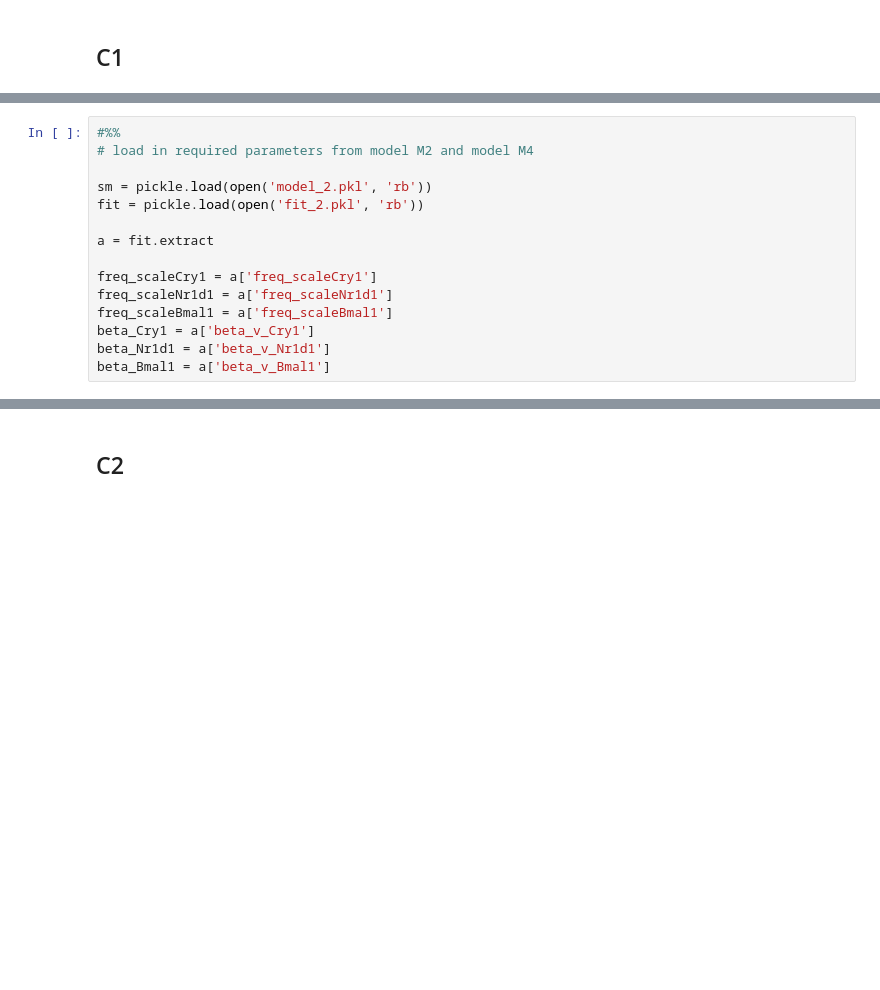
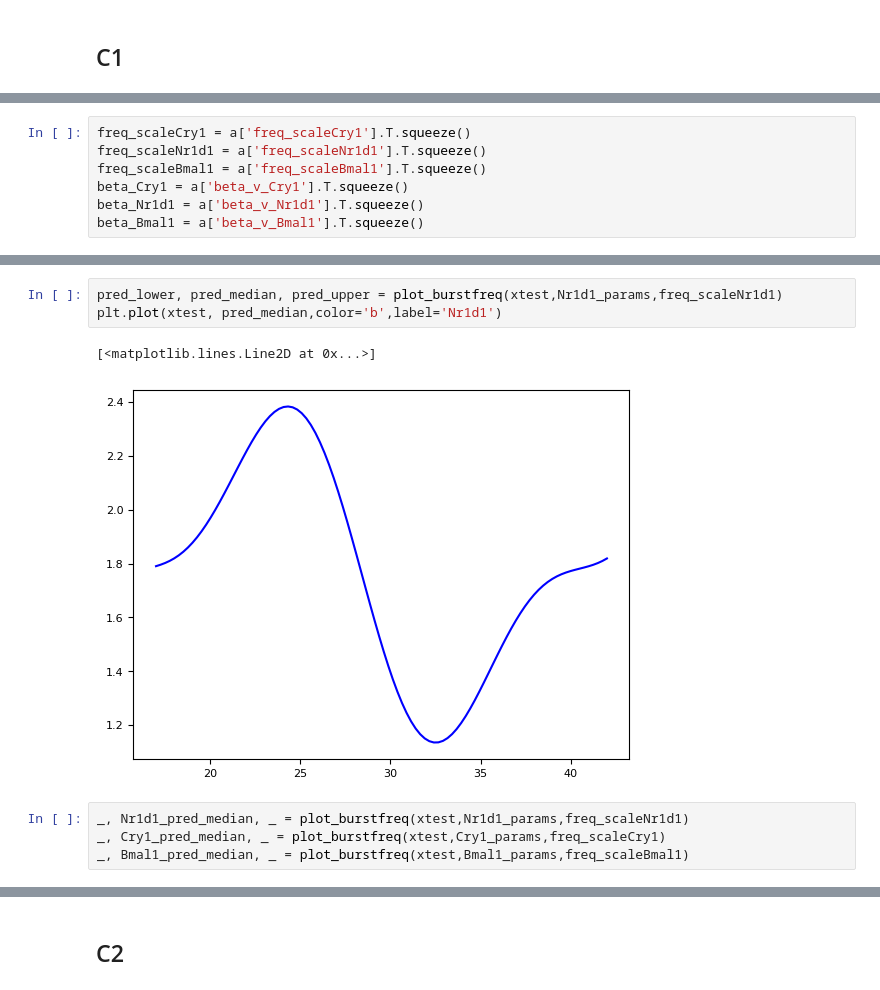
Before and after one commit to galopyz/CircadianSMFISH, a Jupyter notebook: Code/plotter.ipynb, the cells around one changed output, grey strips where cells are left out. Saved outputs shown, nothing was run; the diff lists cells and outputs as text; blank space fills up the shorter version.

```diff
--- a/Code/plotter.ipynb
+++ b/Code/plotter.ipynb
@@ -116,15 +92,7 @@ plt.tight_layout()
 # %%
-#%%
-# load in required parameters from model M2 and model M4
-
-sm = pickle.load(open('model_2.pkl', 'rb'))
-fit = pickle.load(open('fit_2.pkl', 'rb'))
-
-a = fit.extract
-
-freq_scaleCry1 = a['freq_scaleCry1']
-freq_scaleNr1d1 = a['freq_scaleNr1d1']
-freq_scaleBmal1 = a['freq_scaleBmal1']
-beta_Cry1 = a['beta_v_Cry1']
-beta_Nr1d1 = a['beta_v_Nr1d1']
-beta_Bmal1 = a['beta_v_Bmal1']
+freq_scaleCry1 = a['freq_scaleCry1'].T.squeeze()
+freq_scaleNr1d1 = a['freq_scaleNr1d1'].T.squeeze()
+freq_scaleBmal1 = a['freq_scaleBmal1'].T.squeeze()
+beta_Cry1 = a['beta_v_Cry1'].T.squeeze()
+beta_Nr1d1 = a['beta_v_Nr1d1'].T.squeeze()
+beta_Bmal1 = a['beta_v_Bmal1'].T.squeeze()
@@ -179,0 +153,10 @@ plt.xlabel('Time(hours)')
+# %%
+pred_lower, pred_median, pred_upper = plot_burstfreq(xtest,Nr1d1_params,freq_scaleNr1d1)
+plt.plot(xtest, pred_median,color='b',label='Nr1d1')
+# %% [output]
+[<matplotlib.lines.Line2D at 0x...>]
+[figure, added]
+# %%
+_, Nr1d1_pred_median, _ = plot_burstfreq(xtest,Nr1d1_params,freq_scaleNr1d1)
+_, Cry1_pred_median, _ = plot_burstfreq(xtest,Cry1_params,freq_scaleCry1)
+_, Bmal1_pred_median, _ = plot_burstfreq(xtest,Bmal1_params,freq_scaleBmal1)
```
Also changed, not shown: parts of 34 cells of this notebook, 4 other files.
